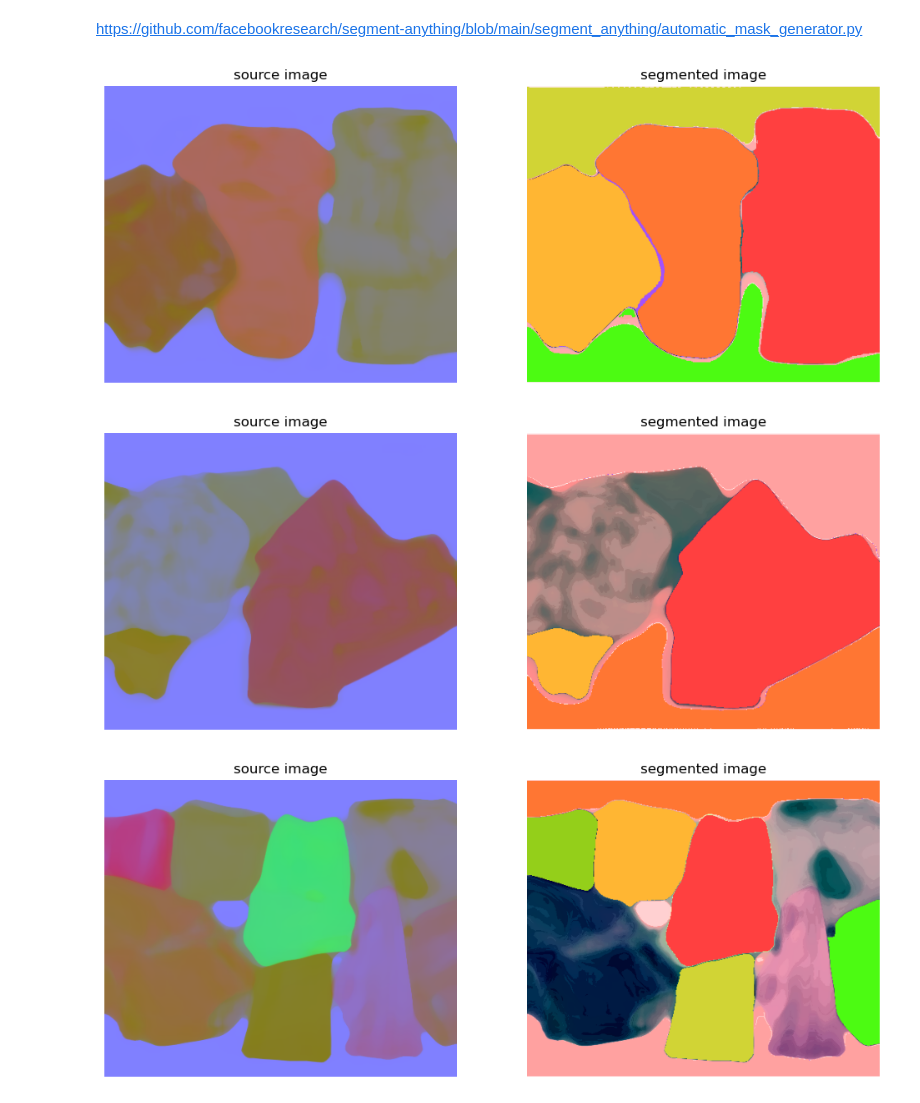
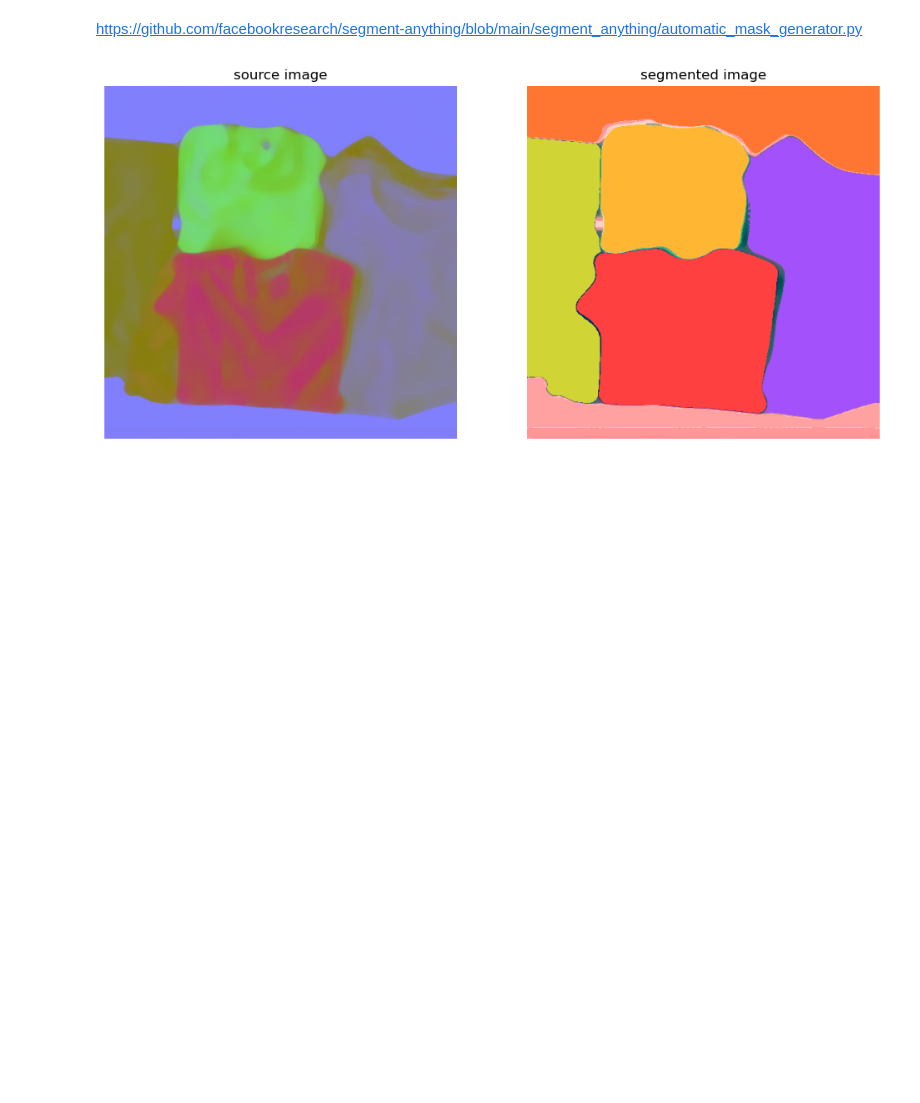
Before and after one commit to kohnmart/master-projekt, a Jupyter notebook: notebooks/pytorch/segmentation/sam_segmentation.ipynb, the cells around one changed output. Cells and saved outputs as stored; diff of their text form; code cells hidden in the pictures; blank space fills up the shorter version.

```diff
--- a/notebooks/pytorch/segmentation/sam_segmentation.ipynb
+++ b/notebooks/pytorch/segmentation/sam_segmentation.ipynb
@@ -67,40 +67,38 @@ import numpy as np
 file_names = []
 
 # Generate index strings from '0000' to '0000' (for a single file)
-indexes = [f'{i:04}' for i in range(0,5)]
+indexes = [f'{i:04}' for i in range(21,22)]
 for index in indexes:
     file_names.append(f"mixed_{index}.png")
 
 for sample in file_names:
     img_path = get_training_data_path(DATASET_PATH_TYPE.segmentator, sample)
     image_bgr = cv2.imread(img_path)
 
     # Convert image to YCrCb color space, then apply blurring and shadow removal
     image_ycrcb = cv2.cvtColor(image_bgr, cv2.COLOR_BGR2YCrCb)
     blurred_image = cv2.medianBlur(image_ycrcb, 21)
     processed_image = remove_shadow_rgb(blurred_image)  # Assuming remove_shadow_rgb can handle YCrCb images
 
     # Generate masks and filter them
     masks = mask_generator.generate(processed_image)
     cleaned_masks = [mask for mask in masks if mask['area'] > 1000]
 
     # Annotation of the image
     mask_annotator = sv.MaskAnnotator(color_lookup=sv.ColorLookup.INDEX, opacity=1.0)
     detections = sv.Detections.from_sam(sam_result=cleaned_masks)
     annotated_image = mask_annotator.annotate(scene=processed_image.copy(), detections=detections)
 
     # Displaying images
     sv.plot_images_grid(
         images=[blurred_image, annotated_image],
         grid_size=(1, 2),
         titles=['source image', 'segmented image']
     )
 
     # Bounding box annotation on the original image for consistency
     bounding_box_annotator = sv.BoundingBoxAnnotator(color_lookup=sv.ColorLookup.INDEX)
     final_annotated_image = bounding_box_annotator.annotate(
         scene=image_bgr, detections=detections)
 # %% [output]
-[figure, old version]
+[figure, new version]
-[figure, removed]
-[figure, removed]
```
Also changed, not shown: parts of 2 cells of this notebook, 17 other files.
